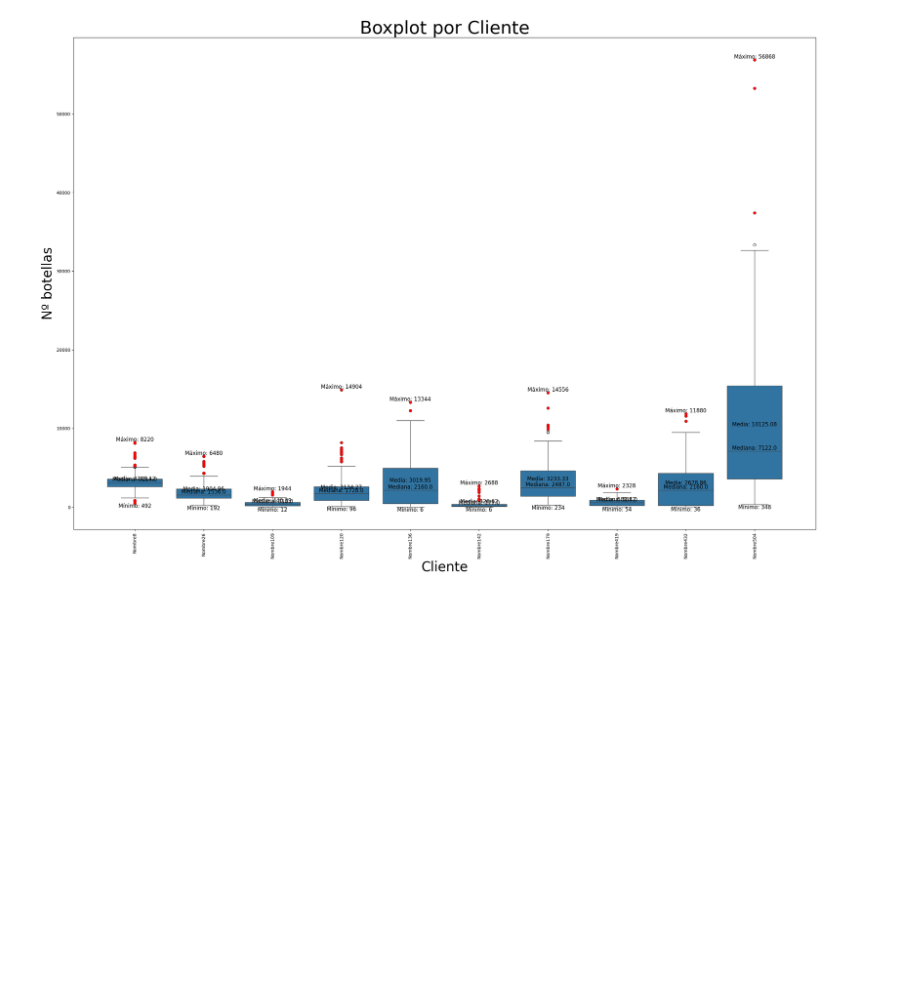
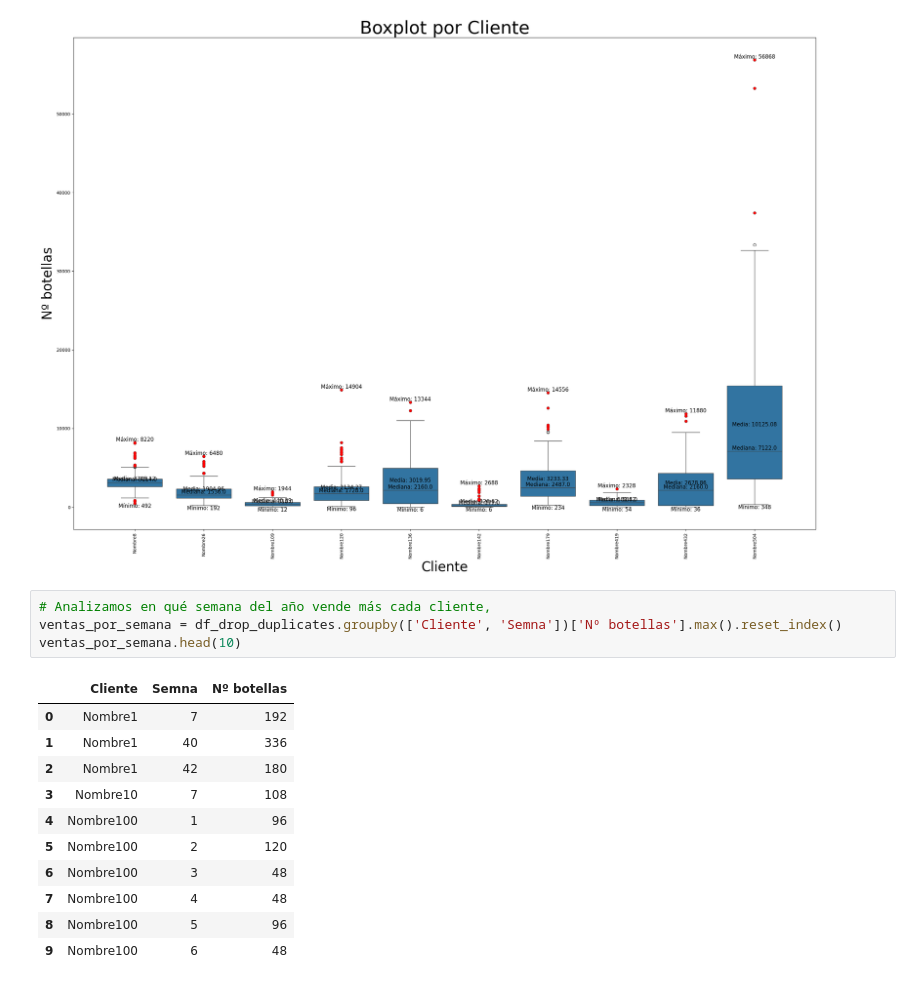
Before and after one commit to mohamedelmarraki/Proyecto_kombida_1, a Jupyter notebook: 03. EDA_kombida.ipynb, the cells around one changed output. Drawn from its saved outputs; the diff is of its cells as text; blank space fills up the shorter version.

```diff
--- a/03. EDA_kombida.ipynb
+++ b/03. EDA_kombida.ipynb
@@ -126,3 +106,19 @@ cliente_top_10 = df_drop_duplicates.Cliente.value_counts().head(10).index.tolist
 plot_boxplot_with_outliers(df_drop_duplicates[df_drop_duplicates['Cliente'].isin(cliente_top_10)], 'Cliente', 'Nº botellas')
 # %% [output]
 [figure]
+# %%
+# Analizamos en qué semana del año vende más cada cliente,
+ventas_por_semana = df_drop_duplicates.groupby(['Cliente', 'Semna'])['Nº botellas'].max().reset_index()
+ventas_por_semana.head(10)
+# %% [output]
+|  | Cliente | Semna | Nº botellas |
+| 0 | Nombre1 | 7 | 192 |
+| 1 | Nombre1 | 40 | 336 |
+| 2 | Nombre1 | 42 | 180 |
+| 3 | Nombre10 | 7 | 108 |
+| 4 | Nombre100 | 1 | 96 |
+| 5 | Nombre100 | 2 | 120 |
+| 6 | Nombre100 | 3 | 48 |
+| 7 | Nombre100 | 4 | 48 |
+| 8 | Nombre100 | 5 | 96 |
+| 9 | Nombre100 | 6 | 48 |
```
Also changed, not shown: parts of 2 cells of this notebook, 1 other file.
